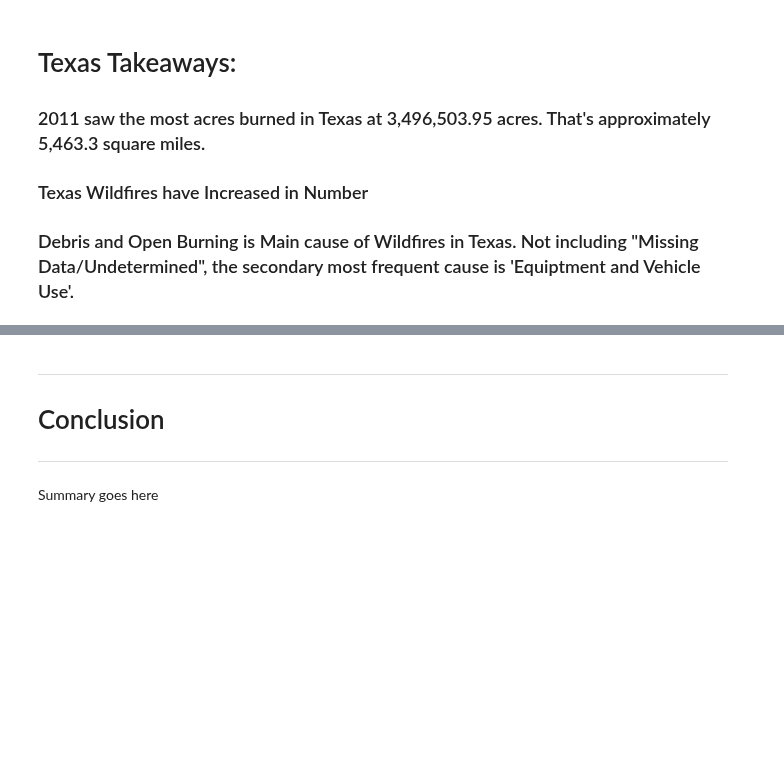
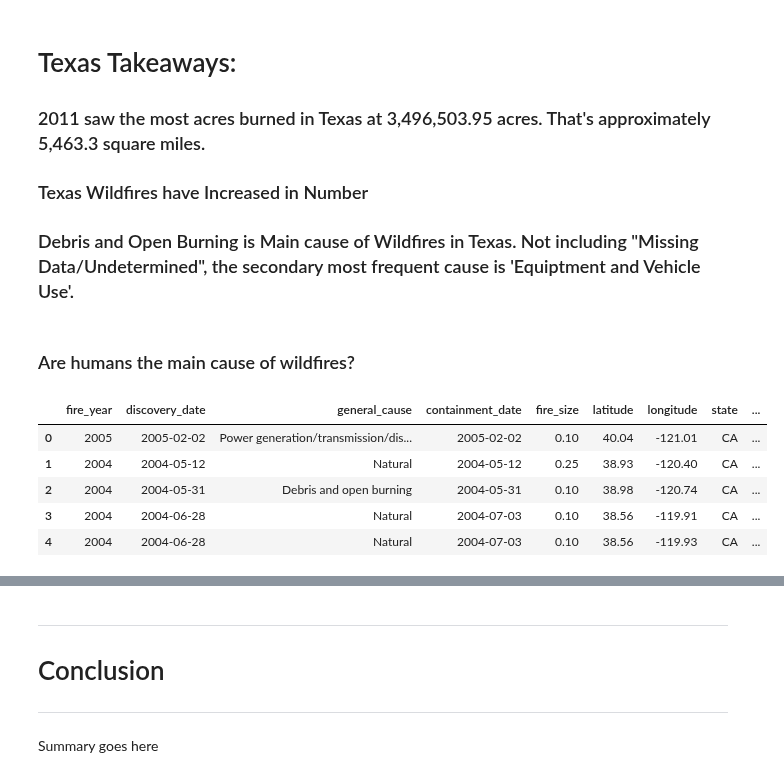
Before and after one commit to Dames-Researching-Flames/Sound-the-Alarm, a Jupyter notebook: Individual Works/Jeanettes_Workbook.ipynb, the cells around one changed output, grey strips where cells are left out. Drawn from its saved outputs; the diff is of its cells as text; code cells hidden in the pictures; blank space fills up the shorter version.

```diff
--- a/Individual Works/Jeanettes_Workbook.ipynb
+++ b/Individual Works/Jeanettes_Workbook.ipynb
@@ -573,3 +569,14 @@ plt.title('Debris and Open Burning is Main cause of Wildfires in Texas', fontdic
 ### 2011 saw the most acres burned in Texas at 3,496,503.95 acres. That's approximately 5,463.3 square miles.
 ### Texas Wildfires have Increased in Number
 ### Debris and Open Burning is Main cause of Wildfires in Texas. Not including "Missing Data/Undetermined", the secondary most frequent cause is 'Equiptment and Vehicle Use'.
+# %% [markdown]
+### Are humans the main cause of wildfires?
+# %%
+clean_df.head()
+# %% [output]
+|  | fire_year | discovery_date | general_cause | containment_date | fire_size | latitude | longitude | state | ... |
+| 0 | 2005 | 2005-02-02 | Power generation/transmission/dis... | 2005-02-02 | 0.10 | 40.04 | -121.01 | CA | ... |
+| 1 | 2004 | 2004-05-12 | Natural | 2004-05-12 | 0.25 | 38.93 | -120.40 | CA | ... |
+| 2 | 2004 | 2004-05-31 | Debris and open burning | 2004-05-31 | 0.10 | 38.98 | -120.74 | CA | ... |
+| 3 | 2004 | 2004-06-28 | Natural | 2004-07-03 | 0.10 | 38.56 | -119.91 | CA | ... |
+| 4 | 2004 | 2004-06-28 | Natural | 2004-07-03 | 0.10 | 38.56 | -119.93 | CA | ... |
```
Also changed, not shown: parts of 7 cells of this notebook, 2 other files.
